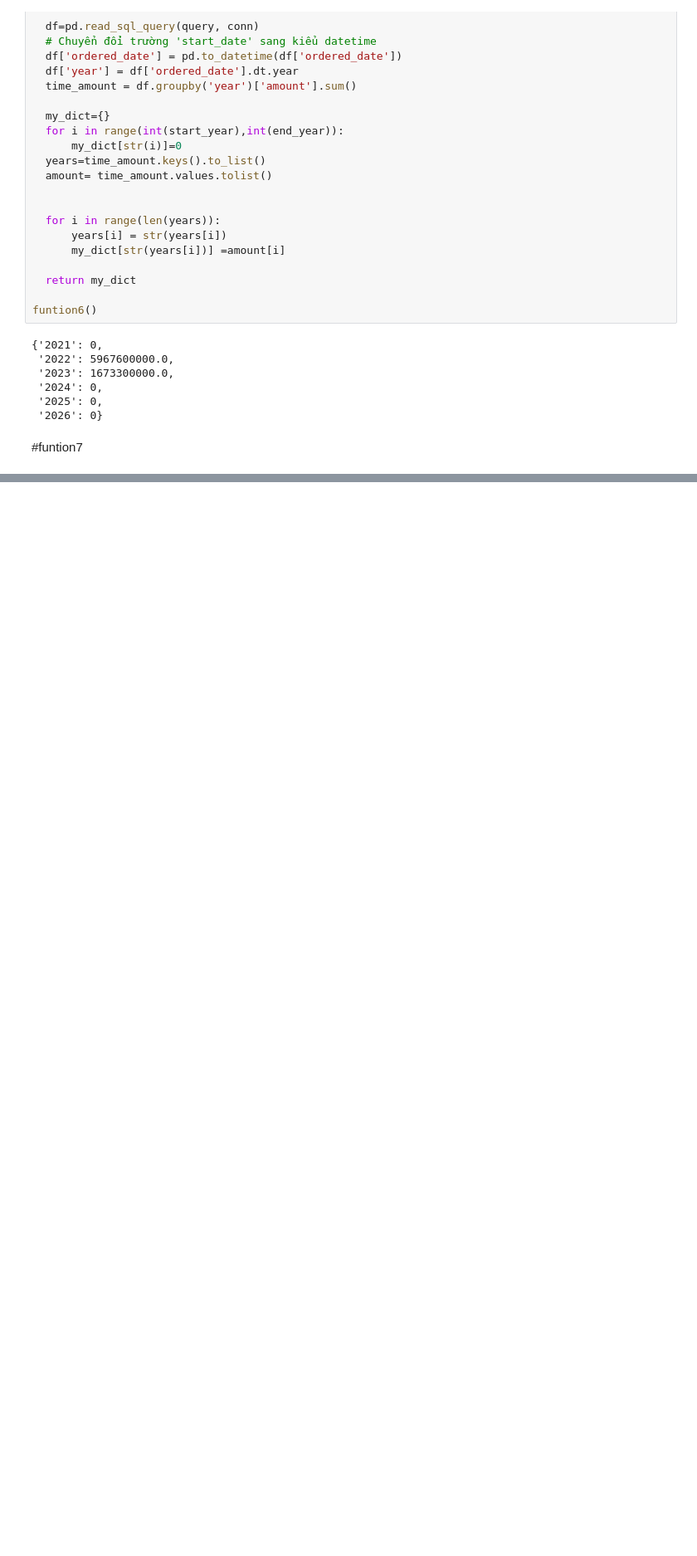
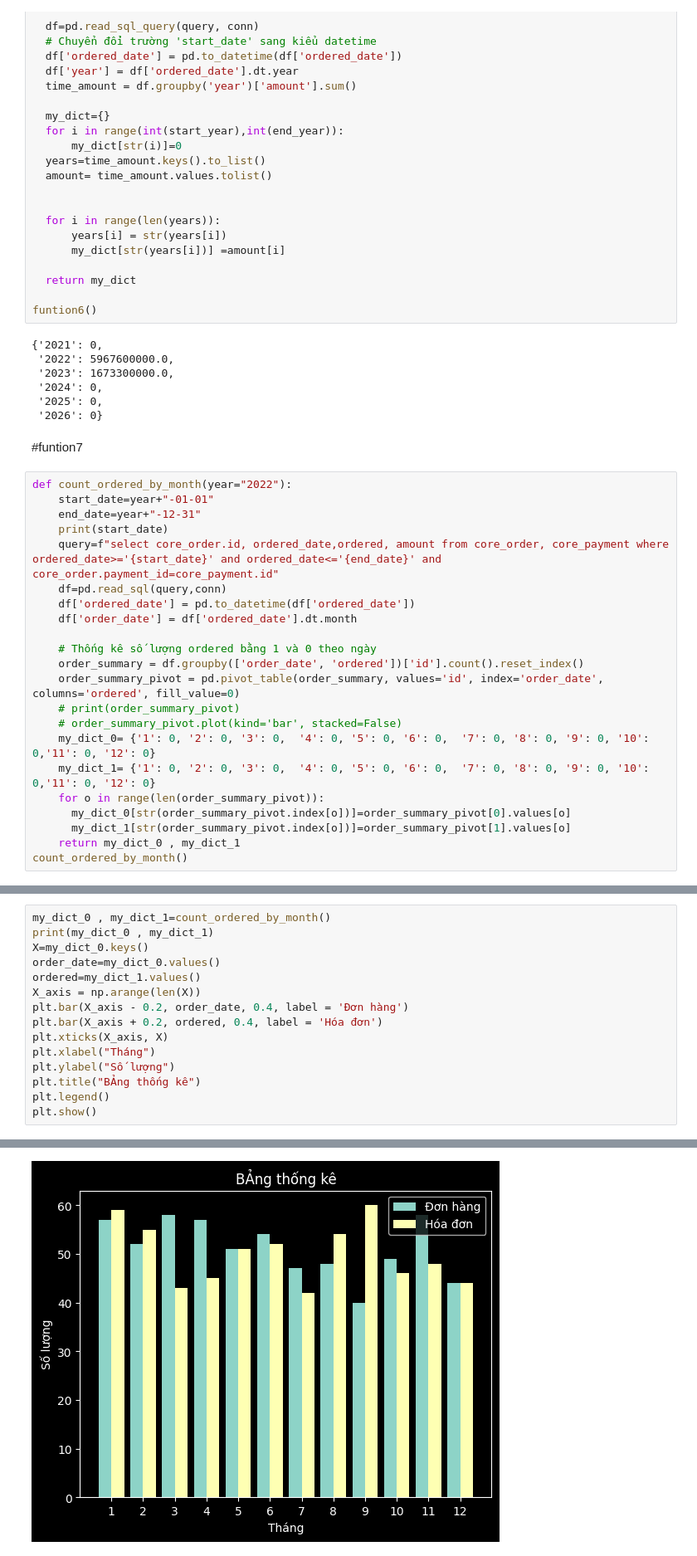
Before and after one commit to foodboi88/BTL_TMDT_D19, a Jupyter notebook: viz.ipynb, the cells around one changed output, grey strips where cells are left out. Shown: that part at 83% size. Cells and saved outputs as stored; diff of their text form; blank space fills up the shorter version.

```diff
--- a/viz.ipynb
+++ b/viz.ipynb
@@ -226,3 +244,25 @@ funtion6()
  '2026': 0}
 # %% [markdown]
 #funtion7
+# %%
+def count_ordered_by_month(year="2022"):
+    start_date=year+"-01-01"
+    end_date=year+"-12-31"
+    print(start_date)
+    query=f"select core_order.id, ordered_date,ordered, amount from core_order, core_payment where ordered_date>='{start_date}' and ordered_date<='{end_date}' and core_order.payment_id=core_payment.id"
+    df=pd.read_sql(query,conn)
+    df['ordered_date'] = pd.to_datetime(df['ordered_date'])
+    df['order_date'] = df['ordered_date'].dt.month
+
+    # Thống kê số lượng ordered bằng 1 và 0 theo ngày
+    order_summary = df.groupby(['order_date', 'ordered'])['id'].count().reset_index()
+    order_summary_pivot = pd.pivot_table(order_summary, values='id', index='order_date', columns='ordered', fill_value=0)
+    # print(order_summary_pivot)
+    # order_summary_pivot.plot(kind='bar', stacked=False)
+    my_dict_0= {'1': 0, '2': 0, '3': 0,  '4': 0, '5': 0, '6': 0,  '7': 0, '8': 0, '9': 0, '10': 0,'11': 0, '12': 0}
+    my_dict_1= {'1': 0, '2': 0, '3': 0,  '4': 0, '5': 0, '6': 0,  '7': 0, '8': 0, '9': 0, '10': 0,'11': 0, '12': 0}
+    for o in range(len(order_summary_pivot)):
+      my_dict_0[str(order_summary_pivot.index[o])]=order_summary_pivot[0].values[o]
+      my_dict_1[str(order_summary_pivot.index[o])]=order_summary_pivot[1].values[o]
+    return my_dict_0 , my_dict_1
+count_ordered_by_month()
@@ -228,0 +288,16 @@ funtion6()
+# %%
+my_dict_0 , my_dict_1=count_ordered_by_month()
+print(my_dict_0 , my_dict_1)
+X=my_dict_0.keys()
+order_date=my_dict_0.values()
+ordered=my_dict_1.values()
+X_axis = np.arange(len(X))
+plt.bar(X_axis - 0.2, order_date, 0.4, label = 'Đơn hàng')
+plt.bar(X_axis + 0.2, ordered, 0.4, label = 'Hóa đơn')
+plt.xticks(X_axis, X)
+plt.xlabel("Tháng")
+plt.ylabel("Số lượng")
+plt.title("BẢng thống kê")
+plt.legend()
+plt.show()
+# %% [output]
@@ -228,0 +306 @@ funtion6()
+[figure, added]
```
Also changed, not shown: parts of 20 cells of this notebook, 4 other files.
